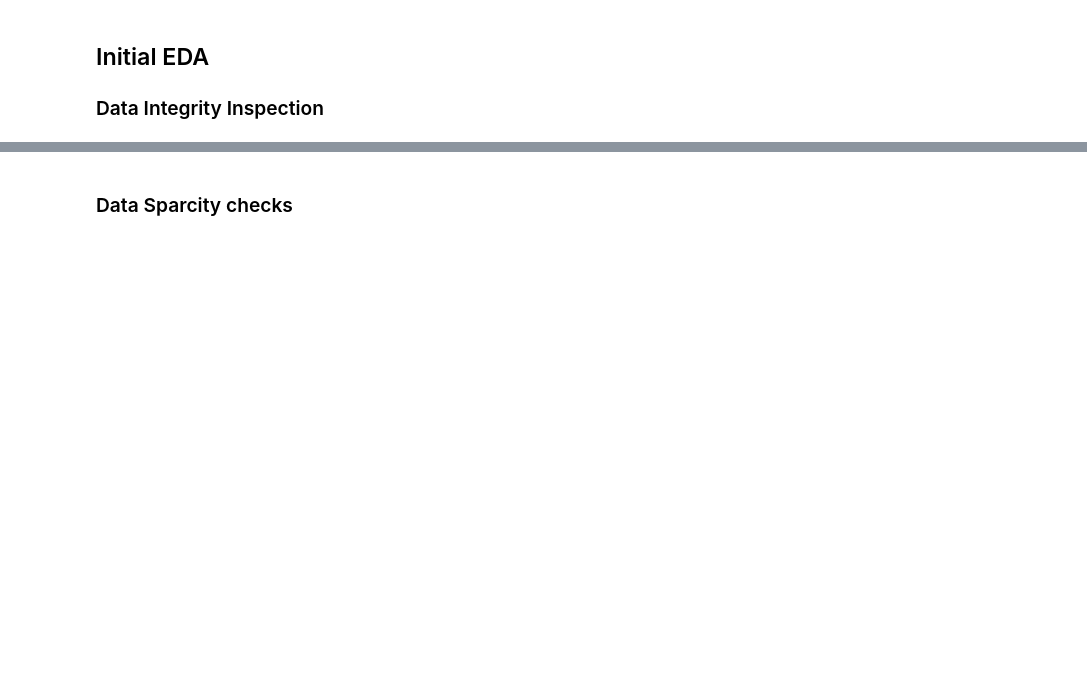
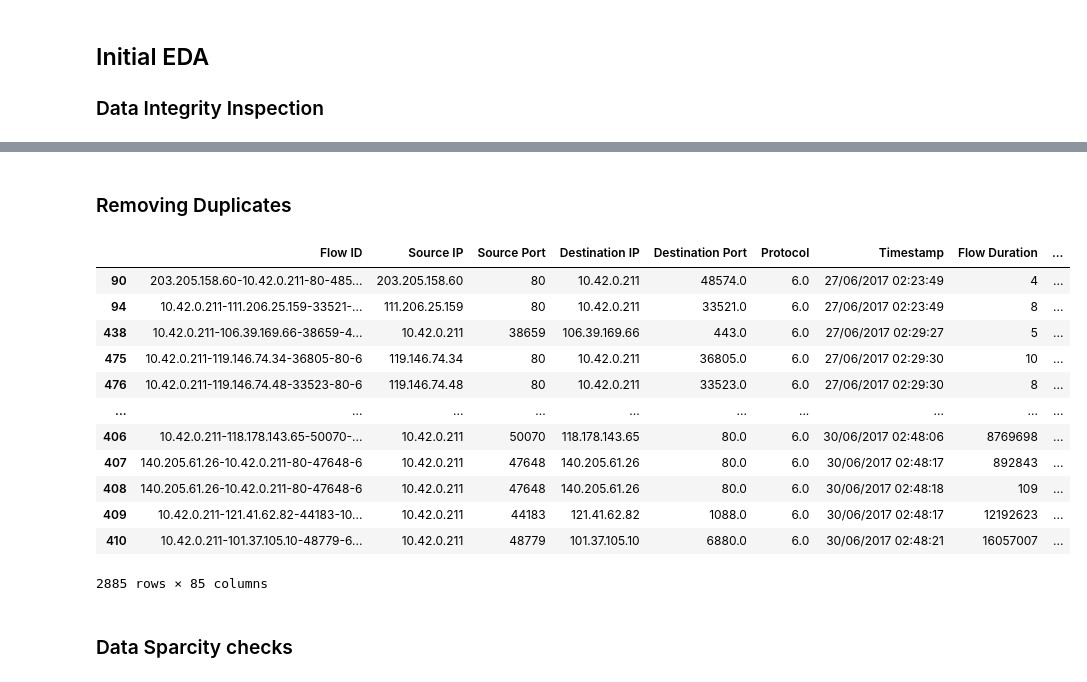
Before and after one commit to josephbajor/DSBD-Project-2, a Jupyter notebook: initial_test.ipynb, the cells around one changed output, grey strips where cells are left out. Drawn from its saved outputs; the diff is of its cells as text; code cells hidden in the pictures; blank space fills up the shorter version.

```diff
--- a/initial_test.ipynb
+++ b/initial_test.ipynb
@@ -27,0 +43,18 @@ d = data.sample(10)
+# %% [markdown]
+### Removing Duplicates
+# %%
+data[data.duplicated()]
+# %% [output]
+|  | Flow ID | Source IP | Source Port | Destination IP | Destination Port | Protocol | Timestamp | Flow Duration | ... |
+| 90 | 203.205.158.60-10.42.0.211-80-485... | 203.205.158.60 | 80 | 10.42.0.211 | 48574.0 | 6.0 | 27/06/2017 02:23:49 | 4 | ... |
+| 94 | 10.42.0.211-111.206.25.159-33521-... | 111.206.25.159 | 80 | 10.42.0.211 | 33521.0 | 6.0 | 27/06/2017 02:23:49 | 8 | ... |
+| 438 | 10.42.0.211-106.39.169.66-38659-4... | 10.42.0.211 | 38659 | 106.39.169.66 | 443.0 | 6.0 | 27/06/2017 02:29:27 | 5 | ... |
+| 475 | 10.42.0.211-119.146.74.34-36805-80-6 | 119.146.74.34 | 80 | 10.42.0.211 | 36805.0 | 6.0 | 27/06/2017 02:29:30 | 10 | ... |
+| 476 | 10.42.0.211-119.146.74.48-33523-80-6 | 119.146.74.48 | 80 | 10.42.0.211 | 33523.0 | 6.0 | 27/06/2017 02:29:30 | 8 | ... |
+| ... | ... | ... | ... | ... | ... | ... | ... | ... | ... |
+| 406 | 10.42.0.211-118.178.143.65-50070-... | 10.42.0.211 | 50070 | 118.178.143.65 | 80.0 | 6.0 | 30/06/2017 02:48:06 | 8769698 | ... |
+| 407 | 140.205.61.26-10.42.0.211-80-47648-6 | 10.42.0.211 | 47648 | 140.205.61.26 | 80.0 | 6.0 | 30/06/2017 02:48:17 | 892843 | ... |
+| 408 | 140.205.61.26-10.42.0.211-80-47648-6 | 10.42.0.211 | 47648 | 140.205.61.26 | 80.0 | 6.0 | 30/06/2017 02:48:18 | 109 | ... |
+| 409 | 10.42.0.211-121.41.62.82-44183-10... | 10.42.0.211 | 44183 | 121.41.62.82 | 1088.0 | 6.0 | 30/06/2017 02:48:17 | 12192623 | ... |
+| 410 | 10.42.0.211-101.37.105.10-48779-6... | 10.42.0.211 | 48779 | 101.37.105.10 | 6880.0 | 6.0 | 30/06/2017 02:48:21 | 16057007 | ... |
+2885 rows × 85 columns
```
Also changed, not shown: parts of 22 cells of this notebook, 1 other file.
